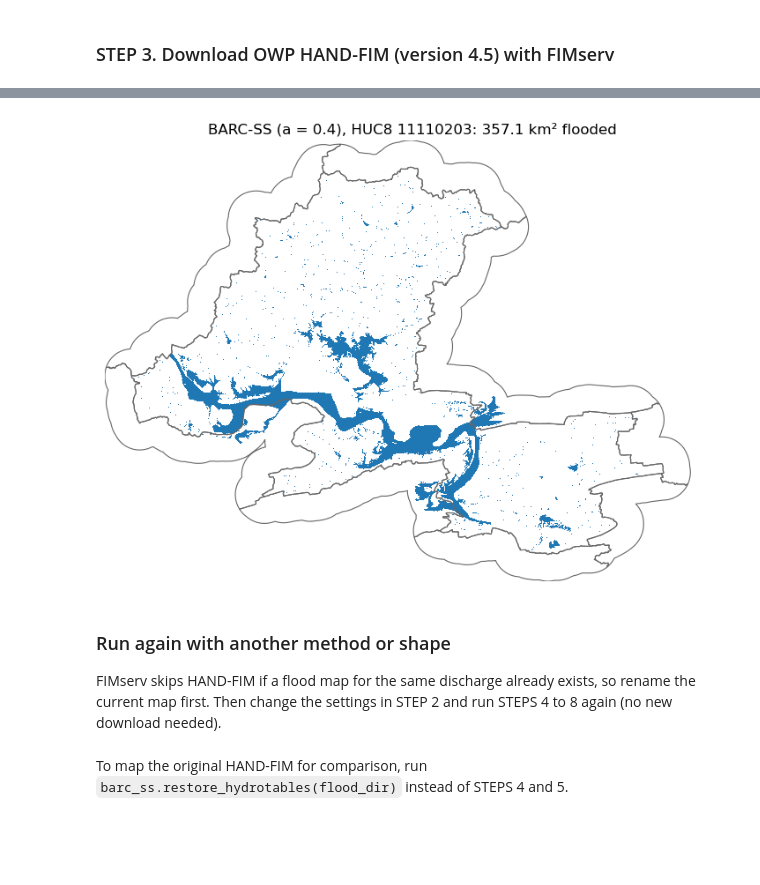
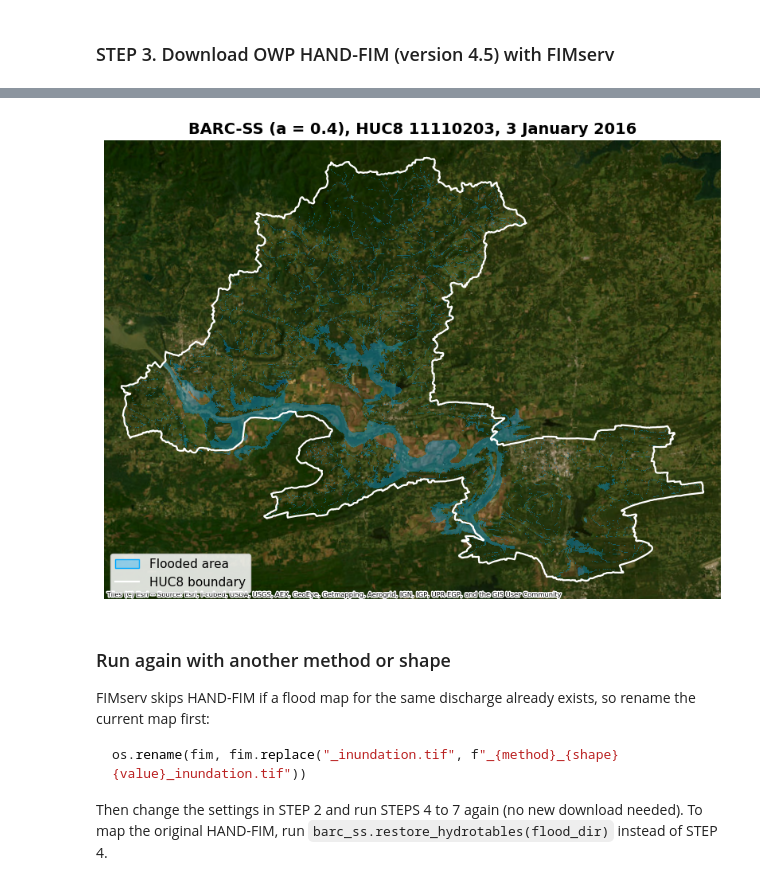
Before and after one commit to Reizrb/Bathymetric-Adjustment-of-Rating-Curves-and-Stage-Shift-BARC-SS, a Jupyter notebook: examples/BARC-SS_HUC8_11110203_a0.4.ipynb, the cells around one changed output, grey strips where cells are left out. Cells and saved outputs as stored; diff of their text form; code cells hidden in the pictures; blank space fills up the shorter version.

````diff
--- a/examples/BARC-SS_HUC8_11110203_a0.4.ipynb
+++ b/examples/BARC-SS_HUC8_11110203_a0.4.ipynb
@@ -125,26 +84,20 @@ Inundation mapping for 11110203 completed successfully.
-# %%
-import glob
-import geopandas as gpd
-import numpy as np
-import rasterio
-from matplotlib.colors import ListedColormap
-
-fim = sorted(glob.glob(f"{flood_dir}/{huc}_inundation/*_inundation.tif"))[-1]
-with rasterio.open(fim) as r:
-    flooded = r.read(1) > 0
-    b, crs, res = r.bounds, r.crs, r.res
-
-fig, ax = plt.subplots(figsize=(9, 7))
-ax.imshow(np.ma.masked_where(~flooded, flooded), cmap=ListedColormap(["#1f78b4"]),
-          extent=(b.left, b.right, b.bottom, b.top), interpolation="nearest")
-gpd.read_file(f"{flood_dir}/{huc}/wbd8_clp.gpkg").to_crs(crs).boundary.plot(ax=ax, color="0.4", lw=0.8)
-ax.set_title(f"{method} ({shape} = {value}), HUC8 {huc}: {flooded.sum() * res[0] * res[1] / 1e6:,.1f} km² flooded")
-ax.set_axis_off()
-plt.savefig(f"FIM_{huc}_{method}_{shape}{value}.png", dpi=200, bbox_inches="tight")
-plt.show()
-# %% [output]
-[figure, removed]
+# %%
+import glob, os
+
+fim = max(glob.glob(f"{flood_dir}/{huc}_inundation/*inundation.tif"), key=os.path.getmtime)
+barc_ss.plot_flood_map(fim, f"{flood_dir}/{huc}/wbd.gpkg", huc=huc, basemap=basemap, alpha=flood_alpha,
+                       title=f"{method} ({shape} = {value}), HUC8 {huc}, 3 January 2016")
+plt.savefig(f"FIM_{huc}_{method}_{shape}{value}.png", dpi=200, bbox_inches="tight")
+plt.show()
+# %% [output]
+[figure, added]
 # %% [markdown]
 ### Run again with another method or shape
 
-FIMserv skips HAND-FIM if a flood map for the same discharge already exists, so rename the current map first. Then change the settings in STEP 2 and run STEPS 4 to 8 again (no new download needed).
+FIMserv skips HAND-FIM if a flood map for the same discharge already exists, so rename the current map first:
+
+```python
+os.rename(fim, fim.replace("_inundation.tif", f"_{method}_{shape}{value}_inundation.tif"))
+```
+
+Then change the settings in STEP 2 and run STEPS 4 to 7 again (no new download needed). To map the original HAND-FIM, run `barc_ss.restore_hydrotables(flood_dir)` instead of STEP 4.
@@ -154,2 +103,0 @@ os.rename(fim, fim.replace("_inundation.tif", f"_{method}_{shape}{value}_inundat
-# %% [markdown]
-To map the original HAND-FIM for comparison, run `barc_ss.restore_hydrotables(flood_dir)` instead of STEPS 4 and 5.
````
Also changed, not shown: parts of 19 cells of this notebook, 3 other files.
